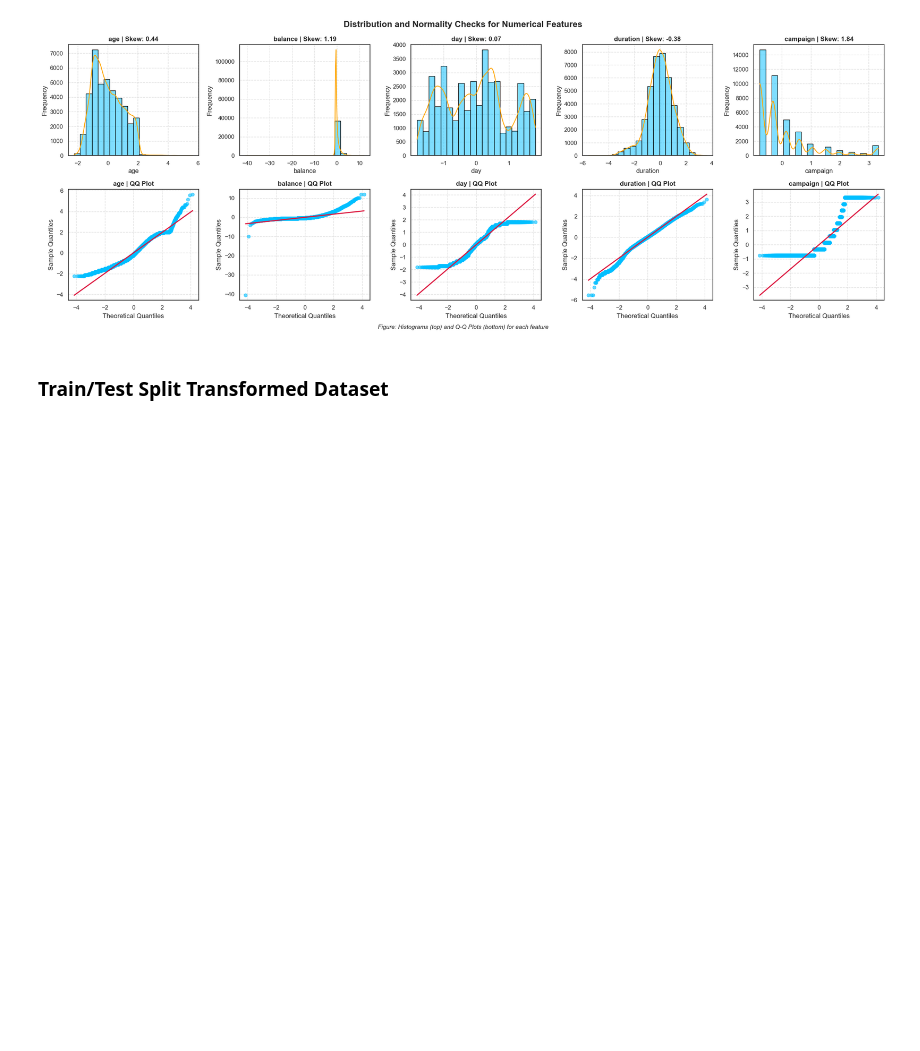
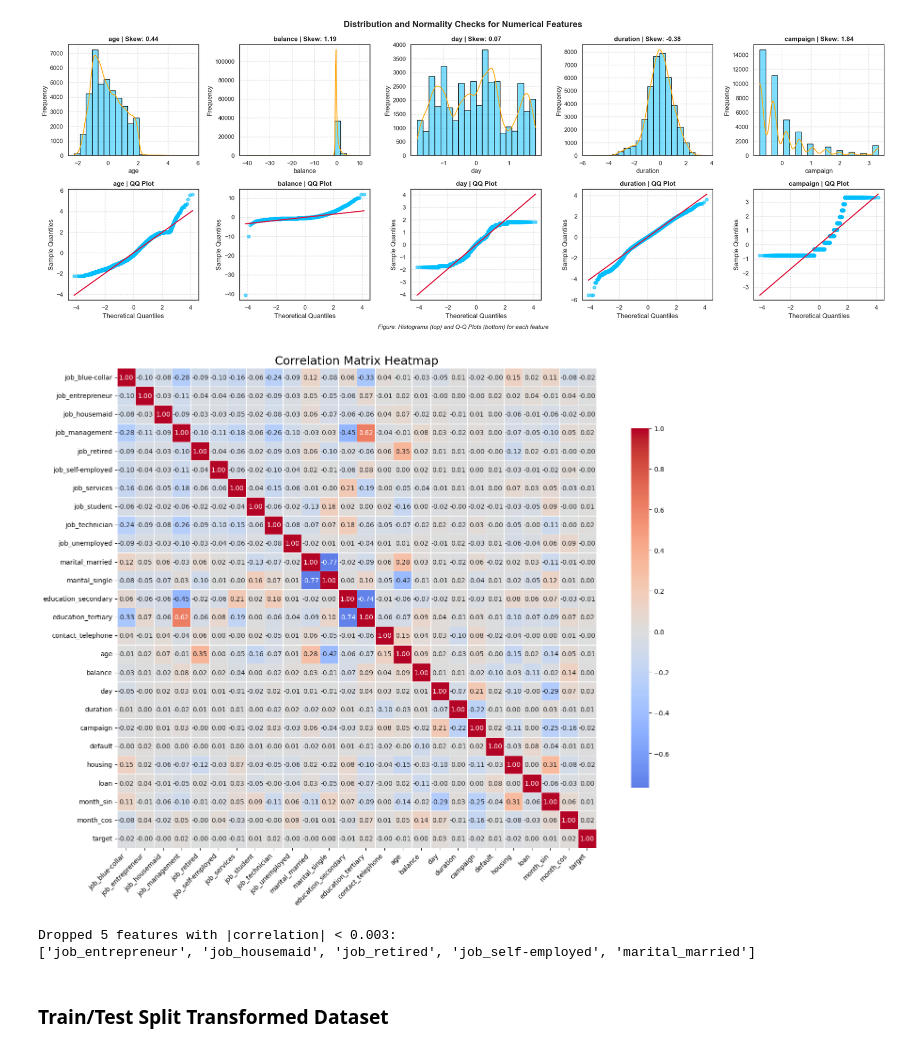
Before and after one commit to Sooihk/Apziva-Project-Term-Deposit-Marketing, a Jupyter notebook: notebooks/term_deposit_marketing.ipynb, the cells around one changed output. Saved outputs shown, nothing was run; the diff lists cells and outputs as text; code cells hidden in the pictures; blank space fills up the shorter version.

```diff
--- a/notebooks/term_deposit_marketing.ipynb
+++ b/notebooks/term_deposit_marketing.ipynb
@@ -425,6 +425,14 @@ def preprocess_term_deposit(term_deposit, numerical_cols, categorical_cols):
     Returns: features X and target Y
     """
     term_deposit = term_deposit.copy()
+
+    # Drop rows with 'unknown' in critical nominal categorical features
+    unknown_sensitive_cols = ['job', 'education', 'contact']  # modify based on your domain
+    for col in unknown_sensitive_cols:
+        if col in term_deposit.columns:
+            term_deposit = term_deposit[term_deposit[col].str.lower() != 'unknown']
+
+
     categorical_cols = categorical_cols.drop('y', errors='ignore')
 
     # Target encoding, converting binary target (y) from ('yes', 'no') into (1,0)
@@ -529,6 +537,68 @@ plot_month_cyclical_encoding(term_deposit)
 check_skewness_and_qqplots(X, numerical_cols)
 # %% [output]
 [figure]
+# %%
+import pandas as pd
+import seaborn as sns
+import matplotlib.pyplot as plt
+
+def plot_correlation_heatmap(X, y_):
+    # Combine features and target
+    df = X.copy()
+    df['target'] = y
+
+    # Compute correlation matrix
+    corr = df.corr()
+
+    # Plot heatmap
+    plt.figure(figsize=(16, 12))
+    sns.heatmap(corr, annot=True, fmt='.2f', cmap='coolwarm', center=0,
+                square=True, linewidths=.5, cbar_kws={"shrink": .75})
+    plt.title("Correlation Matrix Heatmap", fontsize=18)
+    plt.xticks(rotation=45, ha='right')
+    plt.yticks(rotation=0)
+    plt.tight_layout()
+    plt.show()
+plot_correlation_heatmap(X, y)
+# %% [output]
+[figure, added]
+# %%
+def drop_low_correlation_features(X, y, threshold=0.003):
+    """
+    Drops features from X_train that have low linear correlation with the target variable.
+
+    Parameters:
+    - X_train (pd.DataFrame): Feature data
+    - y_train (pd.Series): Target variable
+    - threshold (float): Minimum absolute correlation value to keep a feature
+
+    Returns:
+    - X_filtered (pd.DataFrame): X_train with low-correlation features removed
+    - dropped_features (list): Names of features that were removed
+    """
+    # Combine features and target
+    df = X.copy()
+    df['target'] = y
+
+    # Compute correlation matrix
+    corr_matrix = df.corr()
+    target_corr = corr_matrix['target'].drop('target')  # drop self-correlation
+
+    # Identify low-correlation features
+    low_corr_features = target_corr[(-threshold < target_corr) & (target_corr < threshold)].index.tolist()
+
+    # Drop them from X_train
+    X_filtered = X.drop(columns=low_corr_features)
+
+    print(f"Dropped {len(low_corr_features)} features with |correlation| < {threshold}:")
+    print(low_corr_features)
+
+    return X_filtered, low_corr_features
+
+X_filtered, low_corr_features = drop_low_correlation_features(X, y)
+# %% [output]
+Dropped 5 features with |correlation| < 0.003:
+['job_entrepreneur', 'job_housemaid', 'job_retired', 'job_self-employed', 'marital_married']
 # %% [markdown]
 ### Train/Test Split Transformed Dataset
 # %%
```
Also changed, not shown: parts of 15 cells of this notebook.
